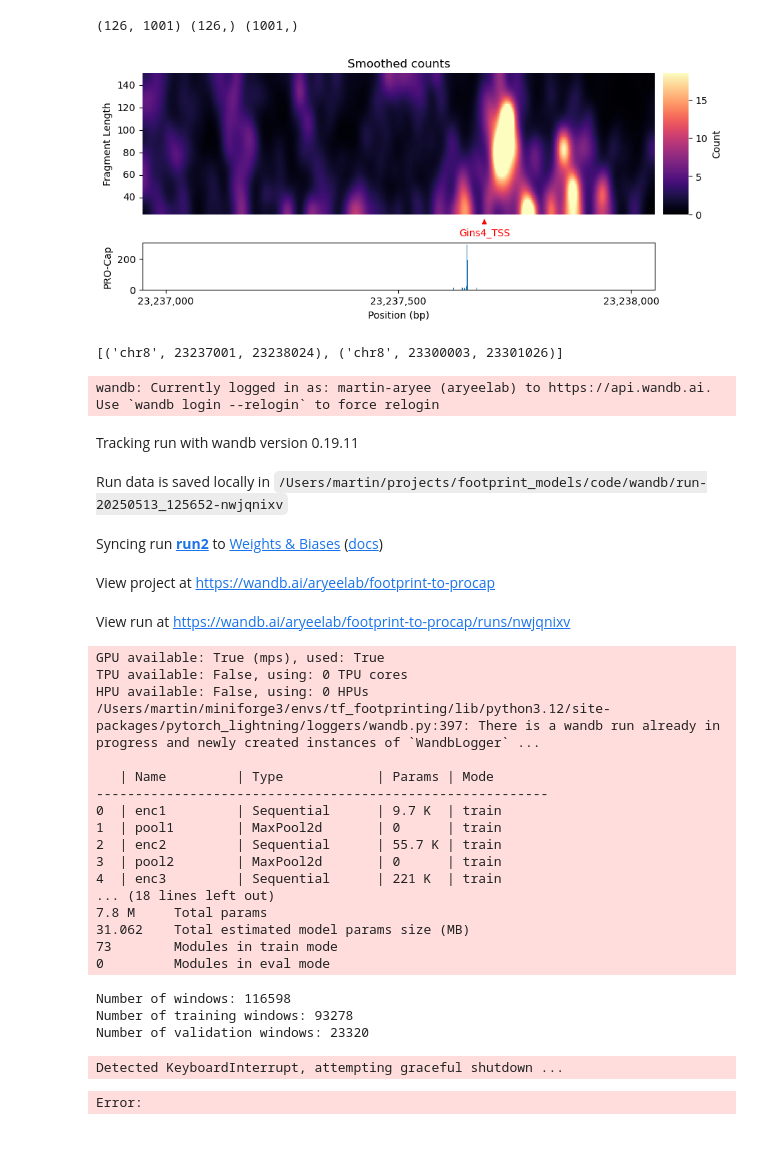
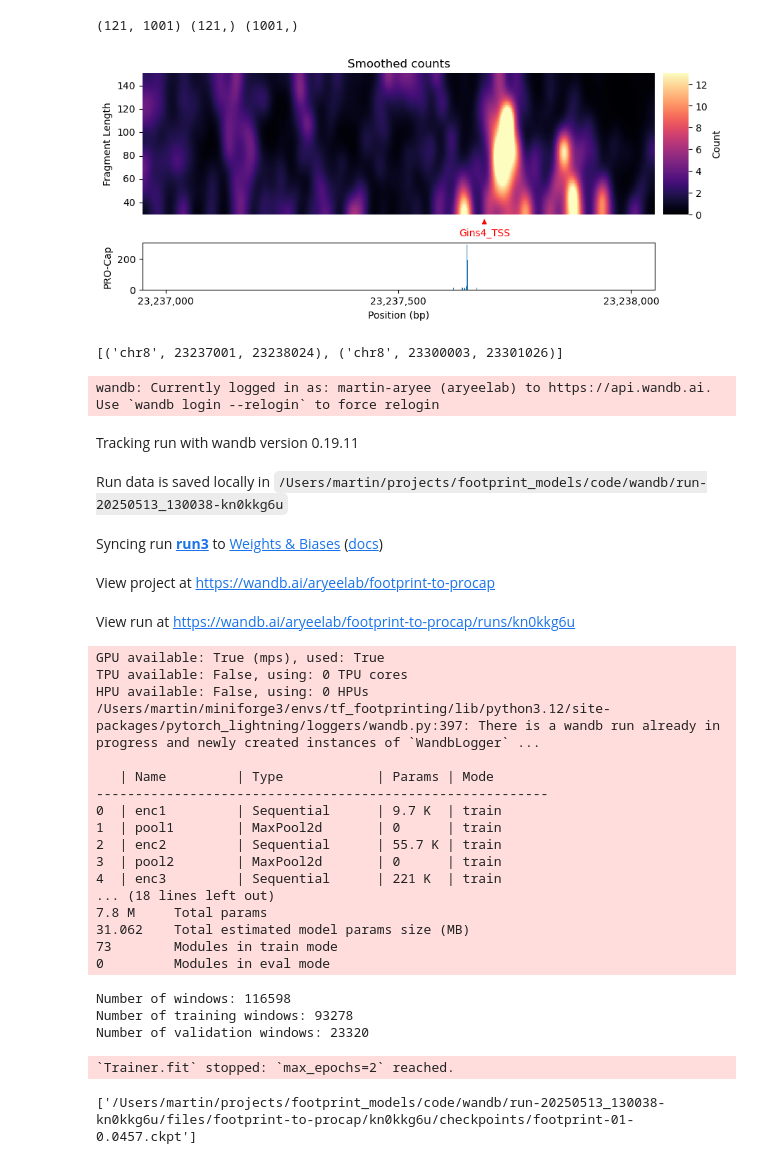
Before and after one commit to aryeelab/foci-3d, a Jupyter notebook: code/footprint_to_procap.ipynb, the cells around one changed output. Cells and saved outputs as stored; diff of their text form; code cells hidden in the pictures.

Commit message:
Added test dataset

```diff
--- a/code/footprint_to_procap.ipynb
+++ b/code/footprint_to_procap.ipynb
@@ -26,6 +25,7 @@ The autoreload extension is already loaded. To reload it, use:
 # %%
 # Define test input data
-counts_gz = '../data/mesc_microC_3hrDMSO_chr8.counts.tsv.gz'
+#counts_gz = '../data/mesc_microC_3hrDMSO_chr8.counts.tsv.gz'
+counts_gz = '../test_data/mesc_microc_test.counts.tsv.gz'
 procap_bw = '../data/GSM2170014_Pro_mESC.ucsc_mm10.bw'
 # %%
 # Get normalization factors (i.e. average counts per fragment length)
@@ -42,27 +50,32 @@ with open('avg_by_len.pkl', 'rb') as f:
 # %%
 ### Plot an example region
 # Gins4 chr8:23226610-23237668 (-)
 
 chrom = 'chr8'
 start_bp = 23_237_000
 end_bp = 23_238_000
+
+#start_bp = 85_024_500
+#end_bp = 85_027_500
+
 markers = {
     23_237_668: 'Gins4_TSS'
 }
 
 footprint, raw_total_counts, procap = \
     get_footprint_and_procap(fragment_counts_gz=counts_gz,
                                 procap_bw=procap_bw,
                                 avg_count_per_fragment_length=avg_by_len,
+                                fragment_len_min=30, fragment_len_max=150,
                                 chrom=chrom, window_start=start_bp, window_end=end_bp, footprint_sigma=10)
 
 # Print footprint and procap shape
 print(footprint.shape, raw_total_counts.shape, procap.shape)
 
 plot_count_matrix(footprint, named_positions=markers, tracks = {'PRO-Cap': procap}, title='Smoothed counts', xtick_spacing=500)
 # %% [output]
-(126, 1001) (126,) (1001,)
+(121, 1001) (121,) (1001,)
-[figure, old version]
+[figure, new version]
 # %%
 # Test get_valid_windows
 
@@ -102,7 +115,6 @@ checkpoint_cb = ModelCheckpoint(
 counts_gz = '../data/mesc_microC_3hrDMSO_chr8.counts.tsv.gz'
 procap_bw = '../data/GSM2170014_Pro_mESC.ucsc_mm10.bw'
 
-
 # Create training and validation windows. Exclude test region
 regions = get_valid_windows(counts_gz, chromosomes=[('chr8', 0, 23_000_000), ('chr8', 24_000_000, 1e9)],
     window_size=1024, maxgap=500)
@@ -119,14 +131,14 @@ model = UNetLightning(in_channels=1, base_filters=32)
 trainer = Trainer(accelerator="mps", max_epochs=2, gradient_clip_val=1.0, logger=wandb_logger, callbacks=[checkpoint_cb])
 trainer.fit(model, dm)
 
-andb.save(checkpoint_cb.best_model_path)
+wandb.save(checkpoint_cb.best_model_path)
 # %% [output]
 wandb: Currently logged in as: martin-aryee (aryeelab) to https://api.wandb.ai. Use `wandb login --relogin` to force relogin
 Tracking run with wandb version 0.19.11
-Run data is saved locally in /Users/martin/projects/footprint_models/code/wandb/run-20250513_125652-nwjqnixv
+Run data is saved locally in /Users/martin/projects/footprint_models/code/wandb/run-20250513_130038-kn0kkg6u
-Syncing run run2 to Weights & Biases (docs)
+Syncing run run3 to Weights & Biases (docs)
 View project at https://wandb.ai/aryeelab/footprint-to-procap
-View run at https://wandb.ai/aryeelab/footprint-to-procap/runs/nwjqnixv
+View run at https://wandb.ai/aryeelab/footprint-to-procap/runs/kn0kkg6u
 GPU available: True (mps), used: True
 TPU available: False, using: 0 TPU cores
 HPU available: False, using: 0 HPUs
@@ -147,8 +159,8 @@ HPU available: False, using: 0 HPUs
 Number of windows: 116598
 Number of training windows: 93278
 Number of validation windows: 23320
-Detected KeyboardInterrupt, attempting graceful shutdown ...
+`Trainer.fit` stopped: `max_epochs=2` reached.
-Error:
+['/Users/martin/projects/footprint_models/code/wandb/run-20250513_130038-kn0kkg6u/files/footprint-to-procap/kn0kkg6u/checkpoints/footprint-01-0.0457.ckpt']
 # %%
 # Predict test regions
 
```
Also changed, not shown: parts of 4 cells of this notebook, 5 other files.
